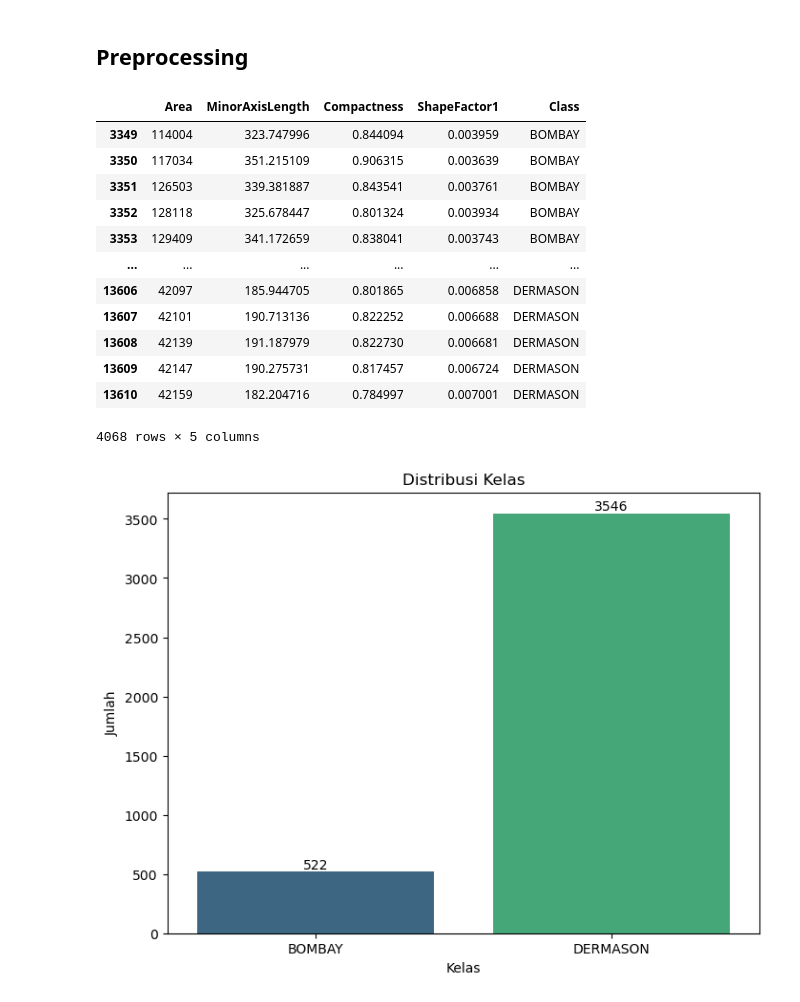
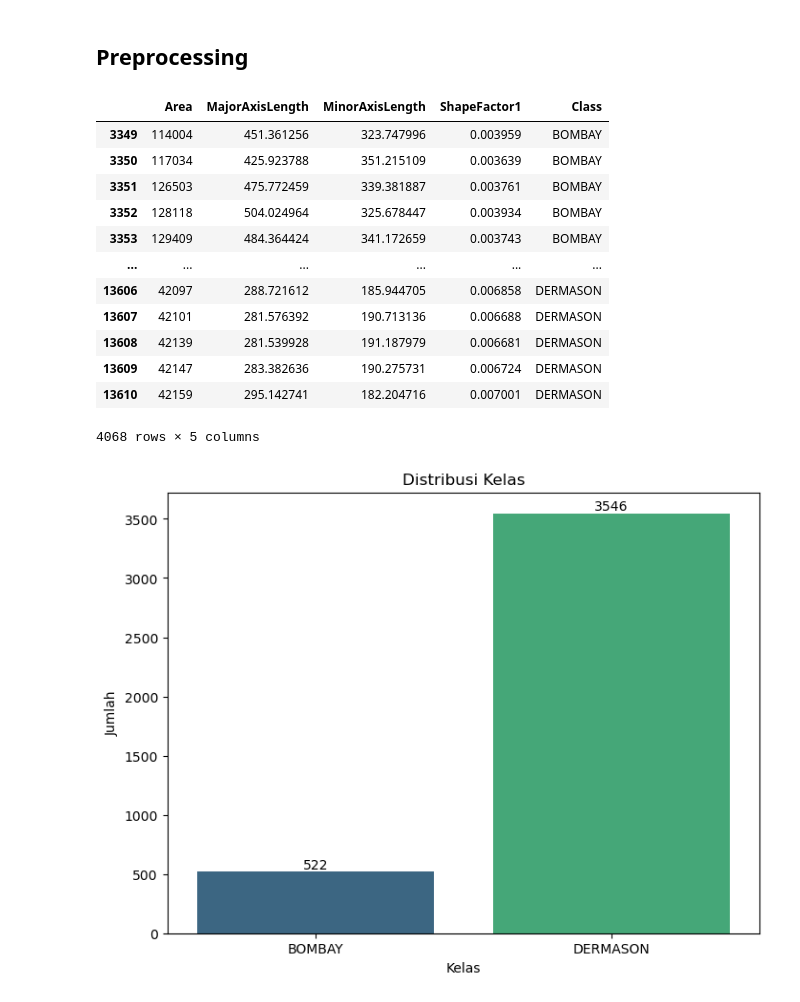
Before and after one commit to hafidnrzs/quantum-ml, a Jupyter notebook: drybean-qnn.ipynb, the cells around one changed output. Saved outputs shown, nothing was run; the diff lists cells and outputs as text; code cells hidden in the pictures.

```diff
--- a/drybean-qnn.ipynb
+++ b/drybean-qnn.ipynb
@@ -264,32 +264,32 @@ Dari 16 fitur tersebut, coba ambil beberapa fitur saja untuk model
 # %%
 # Hanya gunakan 2 kelas: Bombay dan Dermason
 # Hanya gunakan 6 fitur: Area, EquivDiameter, MinorAxisLength, AspectRatio, Compactness, ShapeFactor1
 
 import pandas as pd
 
 # Memilih hanya kelas tertentu
 selected_classes = ['BOMBAY', 'DERMASON']
 df_filtered = df[df['Class'].isin(selected_classes)]
 
 # Memilih hanya fitur tertentu
 # selected_features = ['Area', 'EquivDiameter', 'MinorAxisLength', 'AspectRatio', 'Compactness', 'ShapeFactor1']
-selected_features = ['Area', 'MinorAxisLength', 'Compactness', 'ShapeFactor1']
+selected_features = ['Area', 'MajorAxisLength', 'MinorAxisLength', 'ShapeFactor1']
 df_selected = df_filtered[selected_features + ['Class']]
 
 df_selected
 # %% [output]
-|  | Area | MinorAxisLength | Compactness | ShapeFactor1 | Class |
-| 3349 | 114004 | 323.747996 | 0.844094 | 0.003959 | BOMBAY |
-| 3350 | 117034 | 351.215109 | 0.906315 | 0.003639 | BOMBAY |
-| 3351 | 126503 | 339.381887 | 0.843541 | 0.003761 | BOMBAY |
-| 3352 | 128118 | 325.678447 | 0.801324 | 0.003934 | BOMBAY |
-| 3353 | 129409 | 341.172659 | 0.838041 | 0.003743 | BOMBAY |
+|  | Area | MajorAxisLength | MinorAxisLength | ShapeFactor1 | Class |
+| 3349 | 114004 | 451.361256 | 323.747996 | 0.003959 | BOMBAY |
+| 3350 | 117034 | 425.923788 | 351.215109 | 0.003639 | BOMBAY |
+| 3351 | 126503 | 475.772459 | 339.381887 | 0.003761 | BOMBAY |
+| 3352 | 128118 | 504.024964 | 325.678447 | 0.003934 | BOMBAY |
+| 3353 | 129409 | 484.364424 | 341.172659 | 0.003743 | BOMBAY |
 | ... | ... | ... | ... | ... | ... |
-| 13606 | 42097 | 185.944705 | 0.801865 | 0.006858 | DERMASON |
-| 13607 | 42101 | 190.713136 | 0.822252 | 0.006688 | DERMASON |
-| 13608 | 42139 | 191.187979 | 0.822730 | 0.006681 | DERMASON |
-| 13609 | 42147 | 190.275731 | 0.817457 | 0.006724 | DERMASON |
-| 13610 | 42159 | 182.204716 | 0.784997 | 0.007001 | DERMASON |
+| 13606 | 42097 | 288.721612 | 185.944705 | 0.006858 | DERMASON |
+| 13607 | 42101 | 281.576392 | 190.713136 | 0.006688 | DERMASON |
+| 13608 | 42139 | 281.539928 | 191.187979 | 0.006681 | DERMASON |
+| 13609 | 42147 | 283.382636 | 190.275731 | 0.006724 | DERMASON |
+| 13610 | 42159 | 295.142741 | 182.204716 | 0.007001 | DERMASON |
 4068 rows × 5 columns
 # %%
 # Melihat distribusi kelas pada data setelah difilter
```
Also changed, not shown: parts of 11 cells of this notebook, 1 other file.
